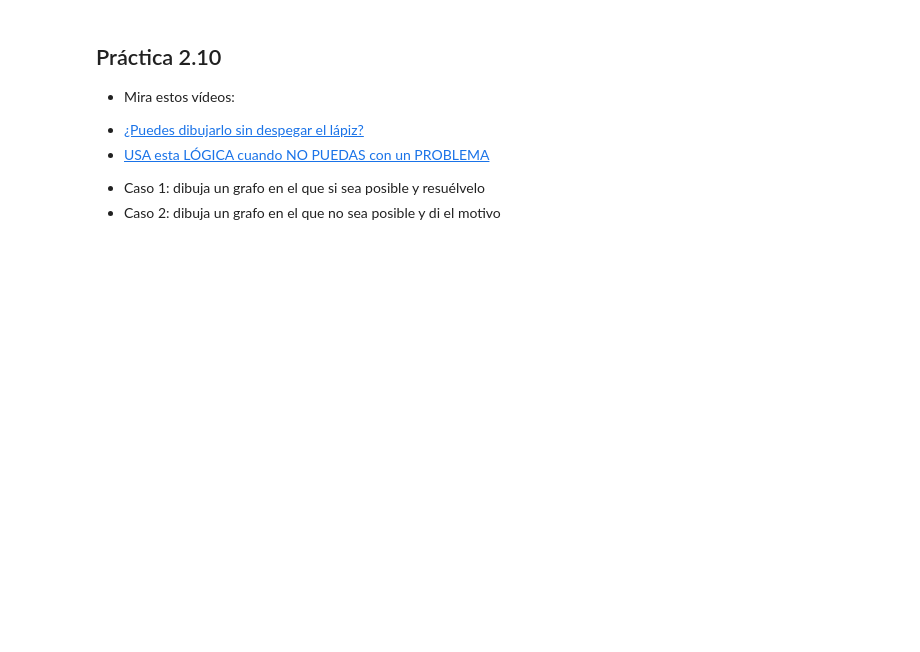
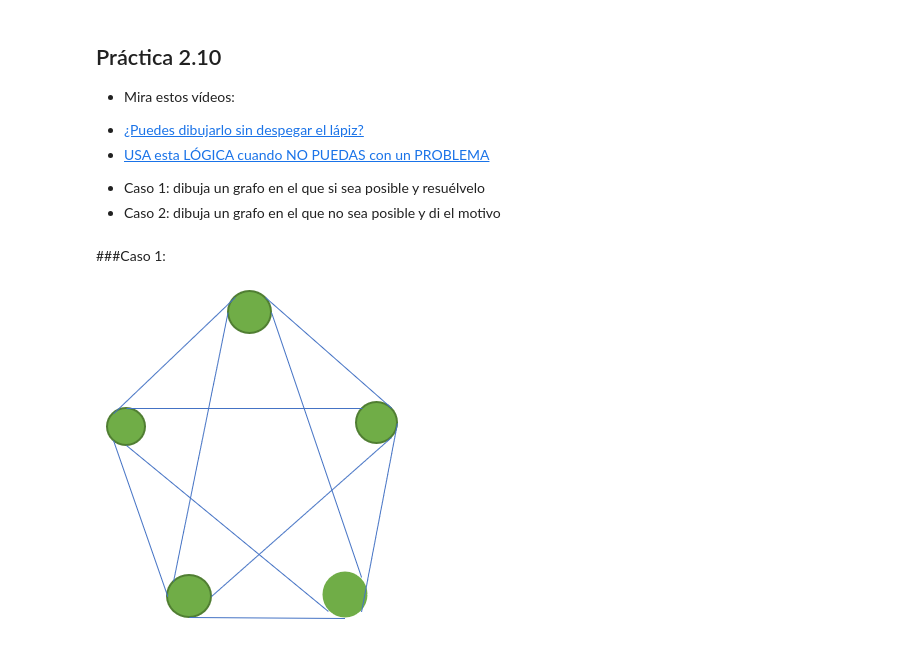
Before and after one commit to Alba004/Matematicas, a Jupyter notebook: grafos/practica_grafos.ipynb, the cells around one changed output. Saved outputs shown, nothing was run; the diff lists cells and outputs as text; code cells hidden in the pictures; blank space fills up the shorter version.

```diff
--- a/grafos/practica_grafos.ipynb
+++ b/grafos/practica_grafos.ipynb
@@ -285,3 +317,10 @@ Un ciclo euleriano es un camino cerrado que recorre cada arista exactamente una
  - [USA esta LÓGICA cuando NO PUEDAS con un PROBLEMA](https://youtu.be/5Ncb7eU0LkQ)
 * Caso 1: dibuja un grafo en el que si sea posible y resuélvelo
 * Caso 2: dibuja un grafo en el que no sea posible y di el motivo
+# %% [markdown]
+###Caso 1:
+# %%
+from IPython.display import Image
+Image ("Grafo1.png")
+# %% [output]
+[figure, added]
```
Also changed, not shown: parts of 12 cells of this notebook.
